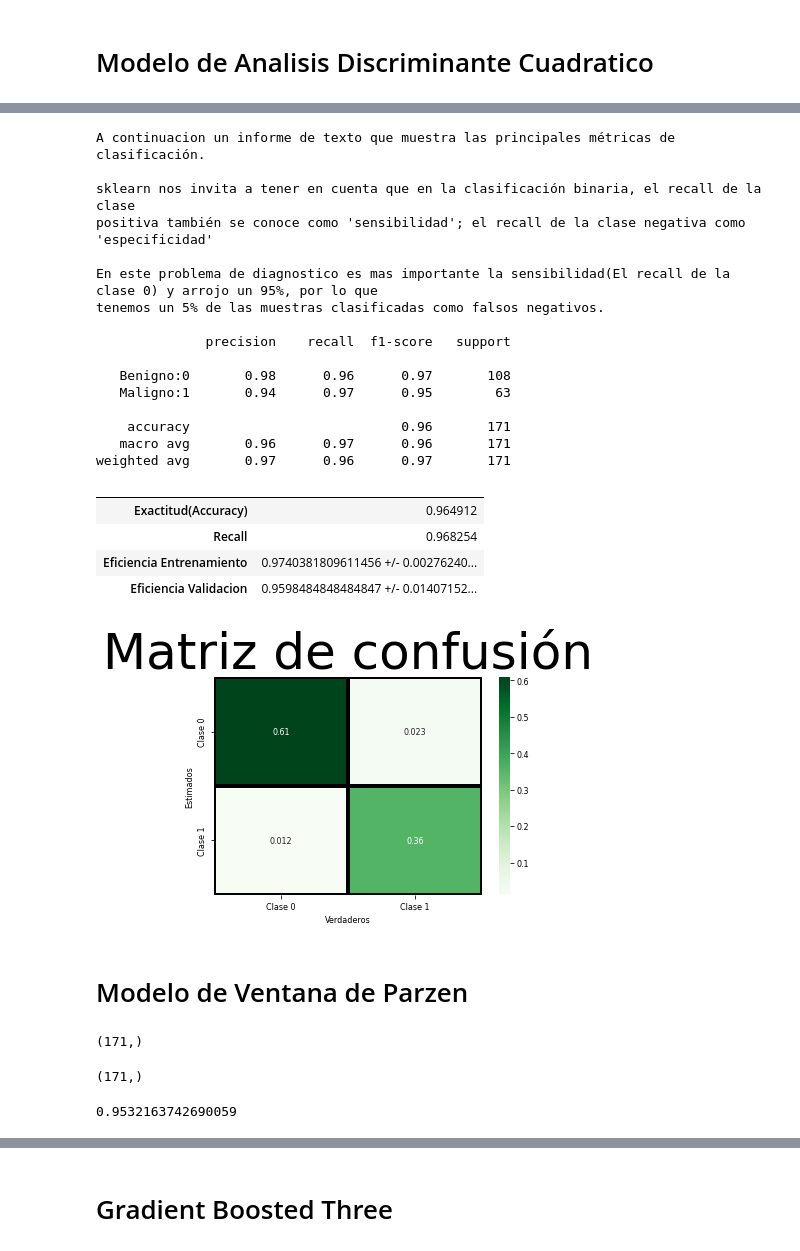
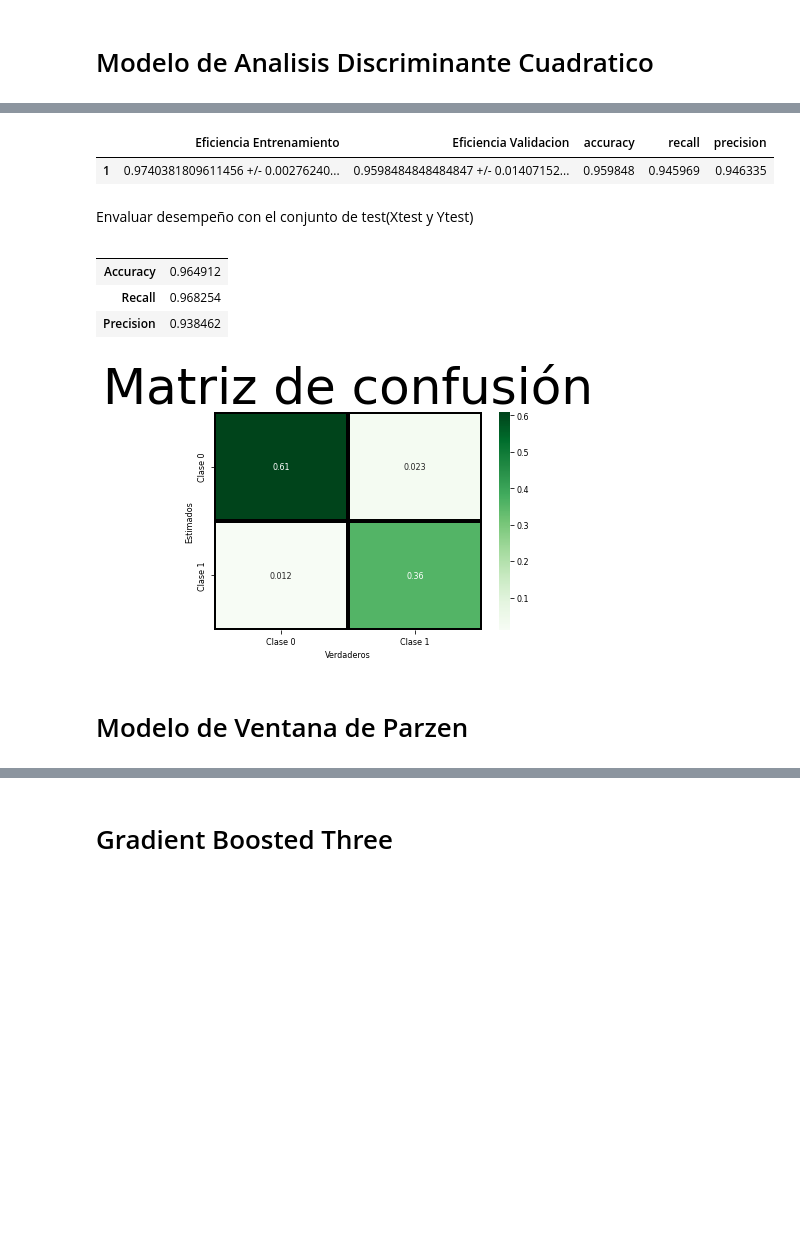
Before and after one commit to FelipeTriana/BreastCancerWisconsin, a Jupyter notebook: BreastCancerWisconsin.ipynb, the cells around one changed output, grey strips where cells are left out. Cells and saved outputs as stored; diff of their text form; code cells hidden in the pictures; blank space fills up the shorter version.

```diff
--- a/BreastCancerWisconsin.ipynb
+++ b/BreastCancerWisconsin.ipynb
@@ -386,21 +377,21 @@ https://scikit-learn.org/stable/modules/generated/sklearn.metrics.precision_reca
+# %%
+result, modeloEntrenado = quadraticDiscriminantAnalysis( Xtrain, Ytrain)
+result
+# %% [output]
+|  | Eficiencia Entrenamiento | Eficiencia Validacion | accuracy | recall | precision |
+| 1 | 0.9740381809611456 +/- 0.00276240... | 0.9598484848484847 +/- 0.01407152... | 0.959848 | 0.945969 | 0.946335 |
+# %% [markdown]
+Envaluar desempeño con el conjunto de test(Xtest y Ytest)
 # %%
-#Metodo para comparar los valores del modelo con la muestra de test extraida
-def modelEvaluatorQDA( trainedModel, meanEfficiencytrain, stdEfficiencytrain, meanEfficiencyValidation, stdEfficiencyValidation, X_test, Y_test):
+#Evaluar el desempeno con el conjunto de test
+def modelEvaluatorQDA( trainedModel, X_test, Y_test):
 
     results = pd.DataFrame()
     modelPrediction = trainedModel.predict( X_test )
 
-    results.loc['Exactitud(Accuracy)',''] = accuracy_score( Y_test, modelPrediction)
+    results.loc['Accuracy',''] = accuracy_score( Y_test, modelPrediction)
     results.loc['Recall',''] = recall_score(Y_test,modelPrediction)
-    print("\nA continuacion un informe de texto que muestra las principales métricas de clasificación. \n")
-    print("sklearn nos invita a tener en cuenta que en la clasificación binaria, el recall de la clase ")
-    print("positiva también se conoce como 'sensibilidad'; el recall de la clase negativa como 'especificidad' \n")
-    print("En este problema de diagnostico es mas importante la sensibilidad(El recall de la clase 0) y arrojo un 95%, por lo que")
-    print("tenemos un 5% de las muestras clasificadas como falsos negativos. \n")
-
-    target_names = ['Benigno:0', 'Maligno:1']
-    print( classification_report( Y_test, modelPrediction, target_names=target_names) )
-
+    results.loc['Precision',''] = precision_score(Y_test,modelPrediction)
 
     #Matriz de confusion
     cols = ['Clase %s'%(i) for i in range(0, len(np.unique(y)))]
@@ -410,33 +401,14 @@ def modelEvaluatorQDA( trainedModel, meanEfficiencytrain, stdEfficiencytrain, me
     grafMatrix.set(xlabel = 'Verdaderos', ylabel = 'Estimados')
     plt.title("Matriz de confusión",fontsize=50)
 
-    results.loc['Eficiencia Entrenamiento',''] = '' +  str(meanEfficiencytrain ) + ' +/- ' + str(stdEfficiencytrain)
-    results.loc['Eficiencia Validacion',''] = '' +  str(meanEfficiencyValidation)     + ' +/- ' + str(stdEfficiencyValidation)
     return results
 # %%
-modelEvaluatorQDA(a,b,c,d,e, Xtest, Ytest)
+modelEvaluatorQDA(modeloEntrenado, Xtest, Ytest)
 # %% [output]
-A continuacion un informe de texto que muestra las principales métricas de clasificación.
-
-sklearn nos invita a tener en cuenta que en la clasificación binaria, el recall de la clase
-positiva también se conoce como 'sensibilidad'; el recall de la clase negativa como 'especificidad'
-
-En este problema de diagnostico es mas importante la sensibilidad(El recall de la clase 0) y arrojo un 95%, por lo que
-tenemos un 5% de las muestras clasificadas como falsos negativos.
-
-              precision    recall  f1-score   support
-
-   Benigno:0       0.98      0.96      0.97       108
-   Maligno:1       0.94      0.97      0.95        63
-
-    accuracy                           0.96       171
-   macro avg       0.96      0.97      0.96       171
-weighted avg       0.97      0.96      0.97       171
 |  |  |
-| Exactitud(Accuracy) | 0.964912 |
+| Accuracy | 0.964912 |
 | Recall | 0.968254 |
-| Eficiencia Entrenamiento | 0.9740381809611456 +/- 0.00276240... |
-| Eficiencia Validacion | 0.9598484848484847 +/- 0.01407152... |
+| Precision | 0.938462 |
 [figure]
 # %% [markdown]
 # Modelo de Ventana de Parzen
@@ -508,15 +473,2 @@ def parzenClass(X_train, Y_train, X_test, h):
     #Debe retornar un vector que contenga las predicciones para cada una de las muestras en X_val, en el mismo orden.
     return Yest, fds_matrix
-# %%
-modelPredictionPz, matrixPz = parzenClass(Xtrain,Ytrain, Xtest, 1)
-print(modelPredictionPz.shape)
-# %% [output]
-(171,)
-# %%
-print(Ytest.shape)
-# %% [output]
-(171,)
-# %%
-accuracy_score( Ytest, modelPredictionPz)
-# %% [output]
-0.9532163742690059
```
Also changed, not shown: parts of 25 cells of this notebook.
